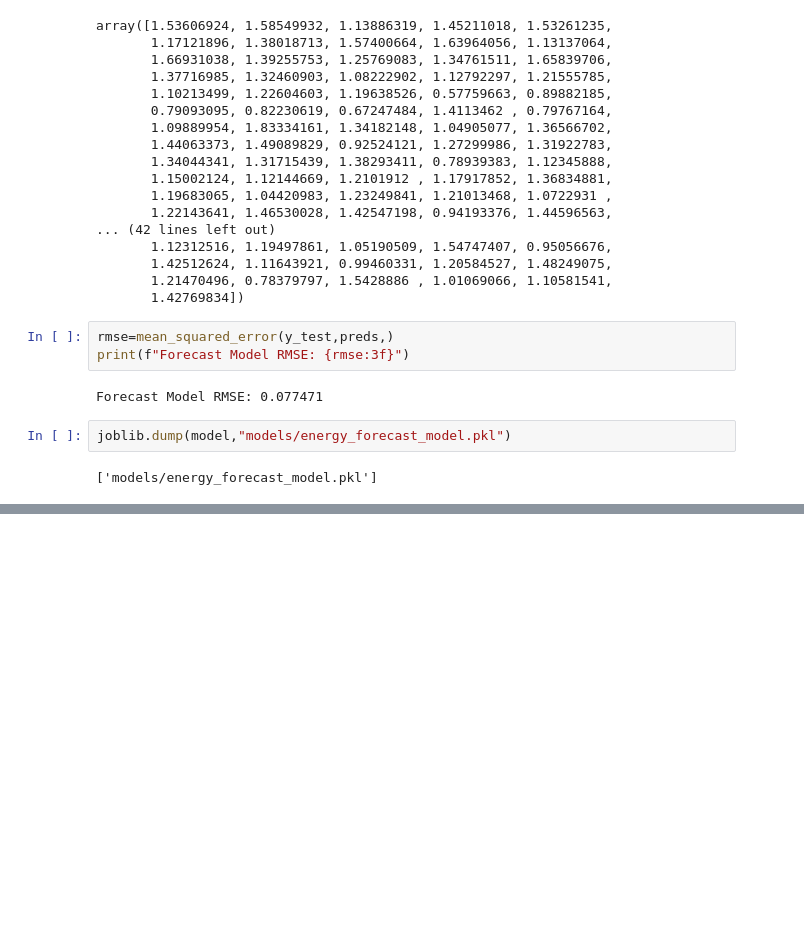
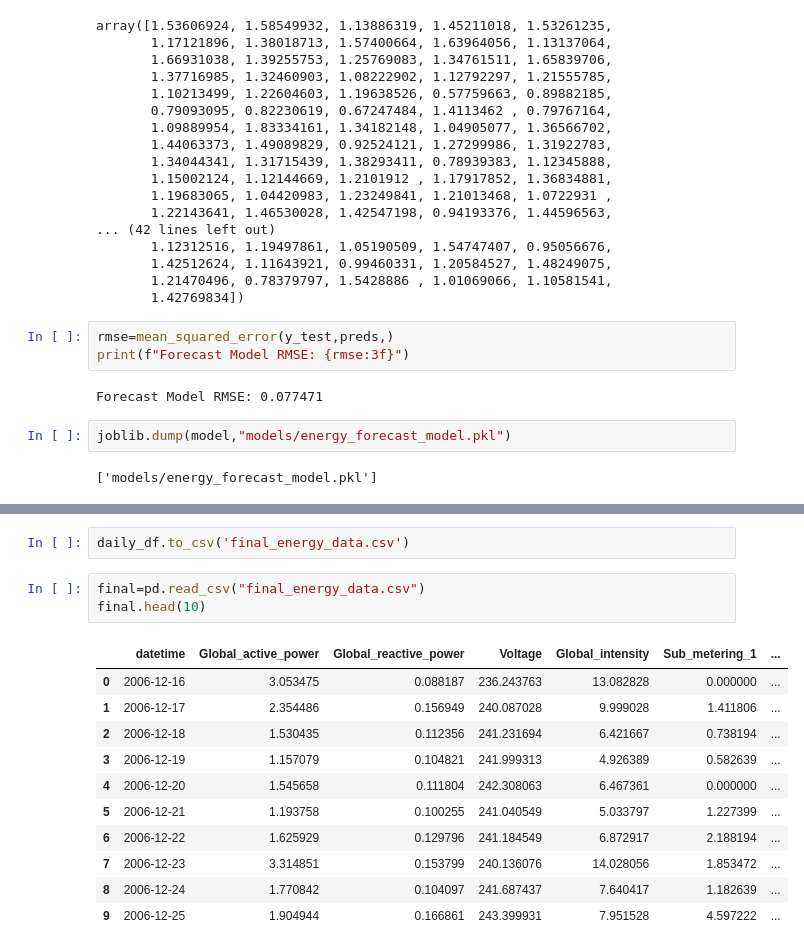
Before and after one commit to NarendarB0152/SmartWattAIProject2, a Jupyter notebook: HouseHold_Energy_Consumption.ipynb, the cells around one changed output, grey strips where cells are left out. Saved outputs shown, nothing was run; the diff lists cells and outputs as text; blank space fills up the shorter version.

```diff
--- a/HouseHold_Energy_Consumption.ipynb
+++ b/HouseHold_Energy_Consumption.ipynb
@@ -276,0 +286,17 @@ print(df)
+# %%
+daily_df.to_csv('final_energy_data.csv')
+# %%
+final=pd.read_csv("final_energy_data.csv")
+final.head(10)
+# %% [output]
+|  | datetime | Global_active_power | Global_reactive_power | Voltage | Global_intensity | Sub_metering_1 | ... |
+| 0 | 2006-12-16 | 3.053475 | 0.088187 | 236.243763 | 13.082828 | 0.000000 | ... |
+| 1 | 2006-12-17 | 2.354486 | 0.156949 | 240.087028 | 9.999028 | 1.411806 | ... |
+| 2 | 2006-12-18 | 1.530435 | 0.112356 | 241.231694 | 6.421667 | 0.738194 | ... |
+| 3 | 2006-12-19 | 1.157079 | 0.104821 | 241.999313 | 4.926389 | 0.582639 | ... |
+| 4 | 2006-12-20 | 1.545658 | 0.111804 | 242.308063 | 6.467361 | 0.000000 | ... |
+| 5 | 2006-12-21 | 1.193758 | 0.100255 | 241.040549 | 5.033797 | 1.227399 | ... |
+| 6 | 2006-12-22 | 1.625929 | 0.129796 | 241.184549 | 6.872917 | 2.188194 | ... |
+| 7 | 2006-12-23 | 3.314851 | 0.153799 | 240.136076 | 14.028056 | 1.853472 | ... |
+| 8 | 2006-12-24 | 1.770842 | 0.104097 | 241.687437 | 7.640417 | 1.182639 | ... |
+| 9 | 2006-12-25 | 1.904944 | 0.166861 | 243.399931 | 7.951528 | 4.597222 | ... |
```
Also changed, not shown: parts of 3 cells of this notebook.
